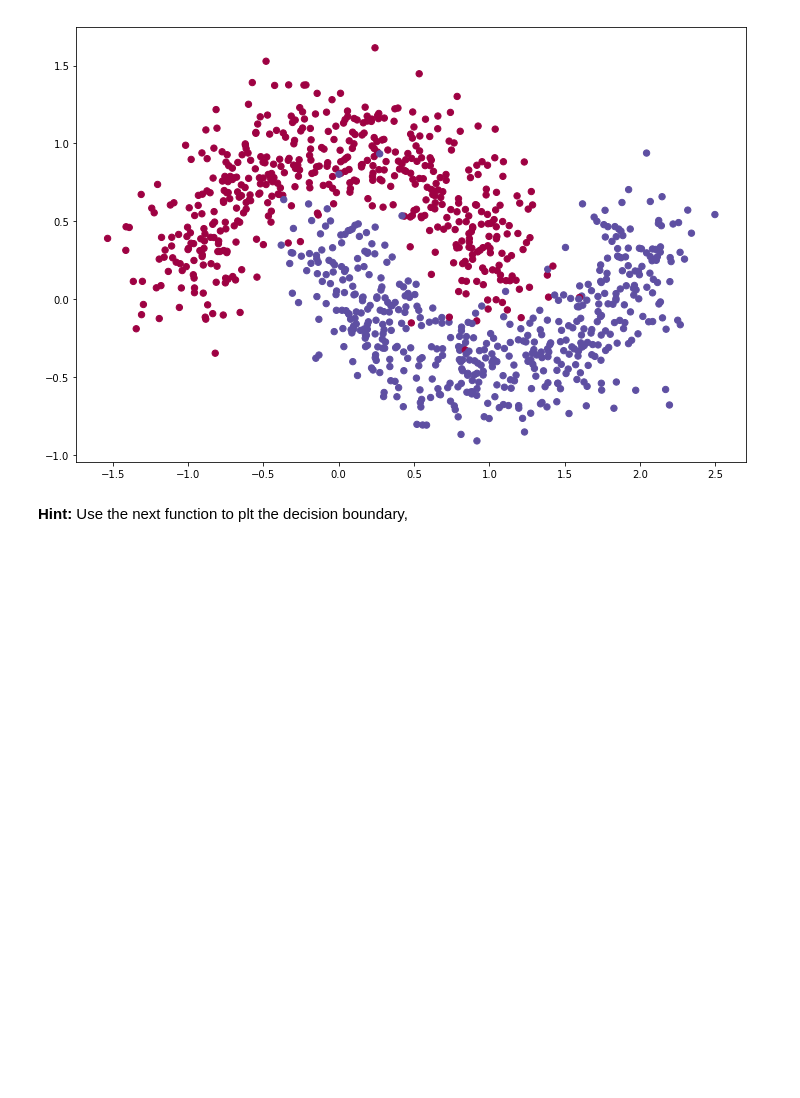
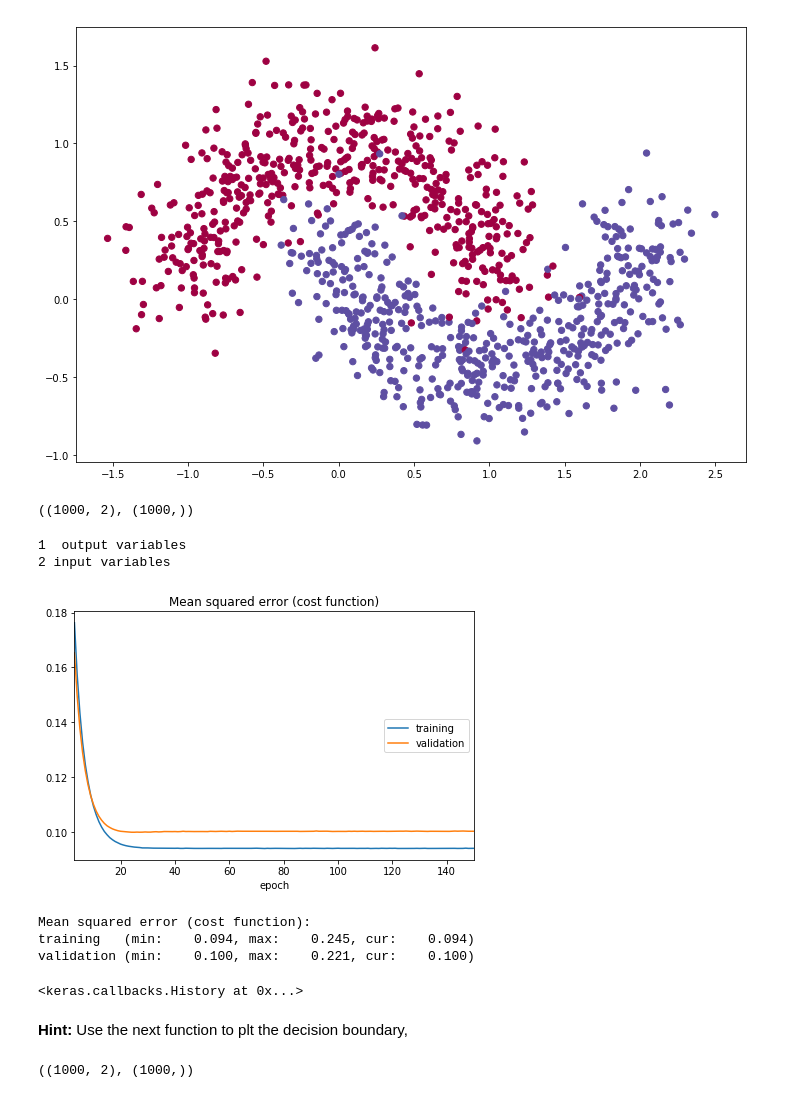
Before and after one commit to lucapequin/MachineLearning, a Jupyter notebook: E20_NeuralNetworksKeras.ipynb, the cells around one changed output. Cells and saved outputs as stored; diff of their text form; code cells hidden in the pictures; blank space fills up the shorter version.

```diff
--- a/E20_NeuralNetworksKeras.ipynb
+++ b/E20_NeuralNetworksKeras.ipynb
@@ -138,6 +141,61 @@ plt.figure(figsize=(12, 8))
 plt.scatter(x_train[:, 0], x_train[:,1], c=y_train, s=40, cmap=plt.cm.Spectral);
 # %% [output]
 [figure]
+# %%
+x_train.shape, y_train.shape
+# %% [output]
+((1000, 2), (1000,))
+# %%
+x_train = np.array(x_train)
+y_train2 = np.array(y_train, ndmin=2).T
+# As it is a regression problem the output is a neuron.
+output_var = y_train2.shape[1]
+print(output_var, ' output variables')
+
+dims = x_train.shape[1]
+print(dims, 'input variables')
+# %% [output]
+1  output variables
+2 input variables
+# %%
+x_test, y_test = make_moons(n_samples=100, noise= 0.2, random_state=42)
+
+x_test = np.array(x_test)
+y_test = np.array(y_test)
+# %%
+import keras.optimizers as opts
+from livelossplot import PlotLossesKeras
+from keras import backend as K
+
+learning_rate = 0.01
+K.clear_session()
+print("Building model...")
+
+print('Model variables: ', dims)
+
+model = Sequential()
+model.add(Dense(output_var, input_shape=(dims,)))
+
+op = opts.SGD(lr=learning_rate)
+
+model.compile(loss = 'mean_squared_error',
+              optimizer = op)
+
+model.fit(x_train, y_train,
+          verbose=1,
+          epochs=150,
+          validation_data=[x_test,y_test],
+          callbacks=[PlotLossesKeras()])
+# %% [output]
+[figure, added]
+Mean squared error (cost function):
+training   (min:    0.094, max:    0.245, cur:    0.094)
+validation (min:    0.100, max:    0.221, cur:    0.100)
+<keras.callbacks.History at 0x...>
 # %% [markdown]
 **Hint:** Use the next function to plt the decision boundary,
+# %%
+x_train.shape, y_train.shape
+# %% [output]
+((1000, 2), (1000,))
 # %%
```
Also changed, not shown: parts of 3 cells of this notebook.
